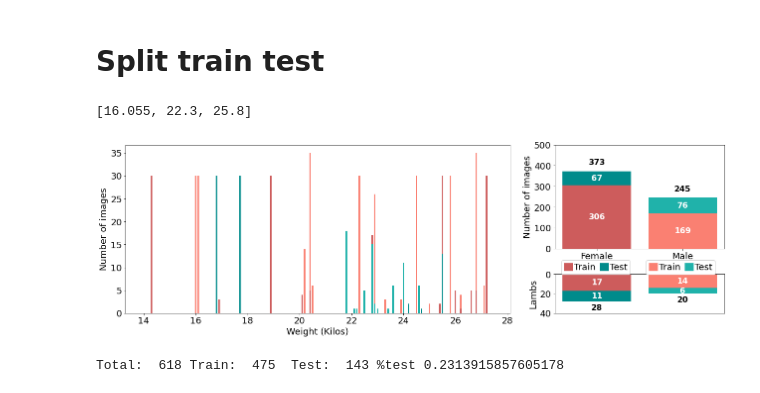
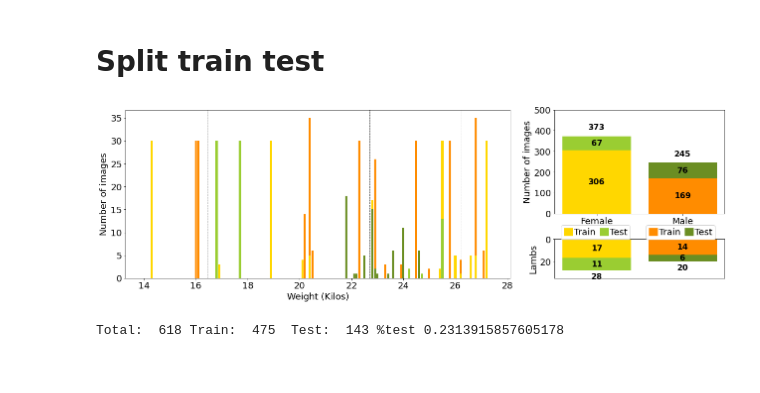
Before and after one commit to uleroboticsgroup/morphology_lamb_weight_unizar, a Jupyter notebook: scripts/support_system.ipynb, the cells around one changed output. Cells and saved outputs as stored; diff of their text form; code cells hidden in the pictures.

```diff
--- a/scripts/support_system.ipynb
+++ b/scripts/support_system.ipynb
@@ -349,10 +349,6 @@ def train_test(all_data, train_size=0.75):
 
 training, quantiles = train_test(final_data)
 final_data['train'] = np.where(final_data['id'].isin(training), True, False)
-# %%
-quantiles
-# %% [output]
-[16.055, 22.3, 25.8]
 # %%
 plt.rcParams.update({'font.size': 18})
 plt.figure(figsize=(18, 6))
@@ -366,10 +362,12 @@ total= []
 lambs = []
 
 values = np.arange(14,27.5,0.1).astype(np.float32)
-width = 0.06
+width = 0.08
 bottom = np.zeros(values.shape)
 
-for data_set,colors in zip([True, False], [['indianred', 'salmon'],['darkcyan', 'lightseagreen']]):
+color_names = [['gold', 'darkorange'],['yellowgreen', 'olivedrab']]
+
+for data_set,colors in zip([True, False], color_names):
     data = final_data[final_data['train']==data_set]
 
     male_data = data[data['sex']==0]
@@ -400,7 +398,9 @@ for data_set,colors in zip([True, False], [['indianred', 'salmon'],['darkcyan',
 
 plt.xlabel('Weight (Kilos)')
 plt.ylabel('Number of images')
-#plt.ylim([0,45])
+#plt.ylim([0,45]
+for q in quantiles:
+    plt.axvline(x = q+0.4, color = 'black', lw=0.6, ls ='--')
 
 labels = ['Female', 'Male']
 
@@ -408,47 +408,47 @@ labels = ['Female', 'Male']
 # Lambs
 plt.subplot(grid[4:, 4:])
 
-ptrain = plt.bar(labels, lambs[0],label='Train', color=['indianred', 'salmon'])
-ptest = plt.bar(labels, lambs[1],label='Test', bottom=lambs[0], color=['darkcyan', 'lightseagreen'])
+ptrain = plt.bar(labels, lambs[0],label='Train', color=color_names[0])
+ptest = plt.bar(labels, lambs[1],label='Test', bottom=lambs[0], color=color_names[1])
 
-plt.bar_label(ptrain, label_type='center', fontsize=16, color='white', fontweight='bold')
-plt.bar_label(ptest, label_type='center', fontsize=16, color='white', fontweight='bold')
+plt.bar_label(ptrain, label_type='center', fontsize=16, color='black', fontweight='bold')
+plt.bar_label(ptest, label_type='center', fontsize=16, color='black', fontweight='bold')
 plt.bar_label(ptest, padding = -20, fontsize=16, fontweight='bold')
 
-plt.ylim([0,40])
+plt.ylim([0,35])
 
 plt.gca().invert_yaxis()
 plt.xticks([])
 plt.ylabel('Lambs')
 
 
 
 # Images
 plt.subplot(grid[0:4, 4:])
 
-ptrain = plt.bar(labels, total[0],label='Train', color=['indianred', 'salmon'])
-ptest = plt.bar(labels, total[1],label='Test', bottom=total[0], color=['darkcyan', 'lightseagreen'])
+ptrain = plt.bar(labels, total[0],label='Train', color=color_names[0])
+ptest = plt.bar(labels, total[1],label='Test', bottom=total[0], color=color_names[1])
 
-plt.bar_label(ptrain, label_type='center', fontsize=16, color='white', fontweight='bold')
-plt.bar_label(ptest, label_type='center', fontsize=16, color='white', fontweight='bold')
+plt.bar_label(ptrain, label_type='center', fontsize=16, color='black', fontweight='bold')
+plt.bar_label(ptest, label_type='center', fontsize=16, color='black', fontweight='bold')
 plt.bar_label(ptest, padding = 10, fontsize=16, fontweight='bold')
 
 plt.ylim([0,500])
 plt.ylabel('Number of images')
 
 
 leg1 = plt.legend([ptrain[0],ptest[0]], ['Train', 'Test'], ncol=2, numpoints=1, columnspacing = 0.5, handletextpad=0.1, bbox_to_anchor=[0.47, -0.07],handlelength=1, handleheight=1,borderpad=0.3)
 plt.gca().add_artist(leg1)
 leg2 = plt.legend([ptrain[1],ptest[1]], ['Train', 'Test'], ncol=2, numpoints=1, columnspacing = 0.5, handletextpad=0.1, bbox_to_anchor=[0.97, -0.07],handlelength=1, handleheight=1,borderpad=0.3)
 plt.gca().add_artist(leg2)
 
 plt.tight_layout()
 
 plt.savefig(os.path.join("..", 'data', 'img_hist_weight.pdf'), bbox_inches='tight', dpi=300)
 
 plt.show()
 # %% [output]
-[figure, old version]
+[figure, new version]
 # %%
 train_data = final_data[final_data['train']==True]
 test_data = final_data[final_data['train']==False]
```
Also changed, not shown: parts of 4 cells of this notebook, 15 other files.
